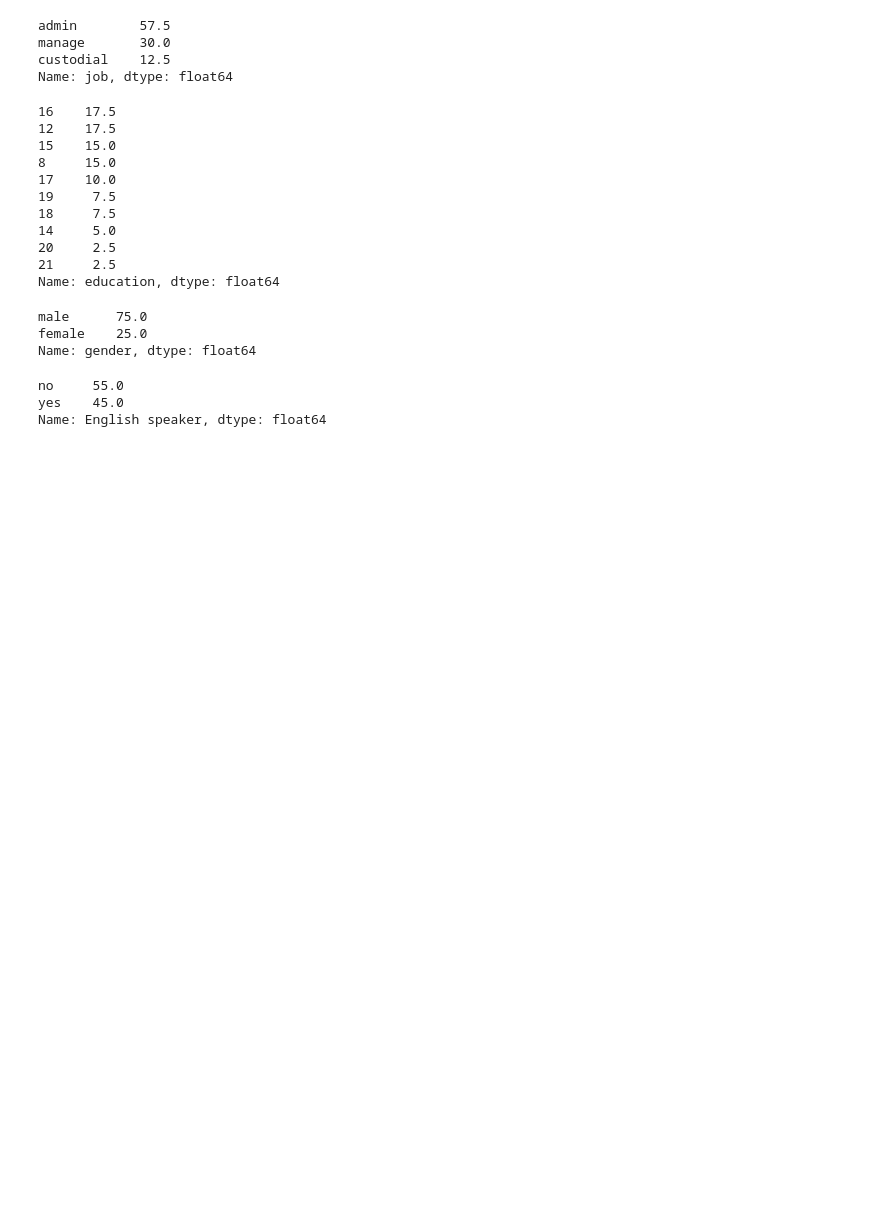
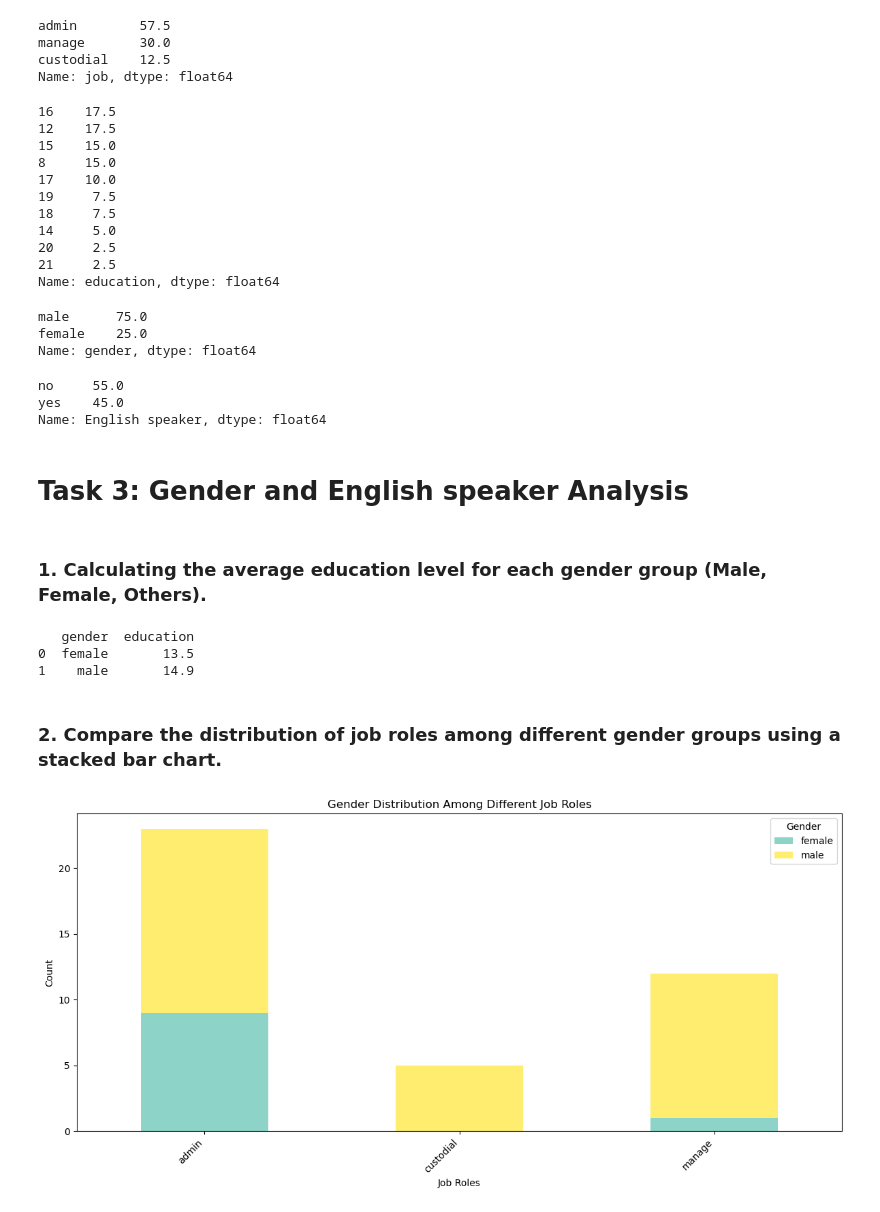
Before and after one commit to vikingwarior/data-science-sample-project, a Jupyter notebook: code/project.ipynb, the cells around one changed output. Drawn from its saved outputs; the diff is of its cells as text; code cells hidden in the pictures; blank space fills up the shorter version.

```diff
--- a/code/project.ipynb
+++ b/code/project.ipynb
@@ -181,3 +181,45 @@ df['English speaker'].value_counts(normalize=True) * 100
 no     55.0
 yes    45.0
 Name: English speaker, dtype: float64
+# %% [markdown]
+# Task 3: Gender and English speaker Analysis
+# %% [markdown]
+### 1. Calculating the average education level for each gender group (Male, Female, Others).
+# %%
+#Calculating the average education level for each gender group
+
+# Grouping the data by job roles.
+grouped_data = df.groupby('gender')
+
+# Calculating the mean (average) education level within each job role group.
+
+# Displaying the result.
+average_education = grouped_data['education'].mean().reset_index()
+print(average_education)
+# %% [output]
+   gender  education
+0  female       13.5
+1    male       14.9
+# %% [markdown]
+### 2. Compare the distribution of job roles among different gender groups using a stacked bar chart.
+# %%
+# Step 3: Group the data by job roles and gender
+grouped_data = df.groupby(['job', 'gender']).size().unstack(fill_value=0)
+
+# Step 4: Create a stacked bar plot
+ax = grouped_data.plot(kind='bar', stacked=True, figsize=(12, 6), colormap='Set3')
+
+# Customize the plot
+plt.xlabel('Job Roles')
+plt.ylabel('Count')
+plt.title('Gender Distribution Among Different Job Roles')
+plt.xticks(rotation=45, ha='right')
+
+# Add a legend
+plt.legend(title='Gender', loc='upper right')
+
+# Show the plot
+plt.tight_layout()
+plt.show()
+# %% [output]
+[figure, added]
```
Also changed, not shown: parts of 3 cells of this notebook.
